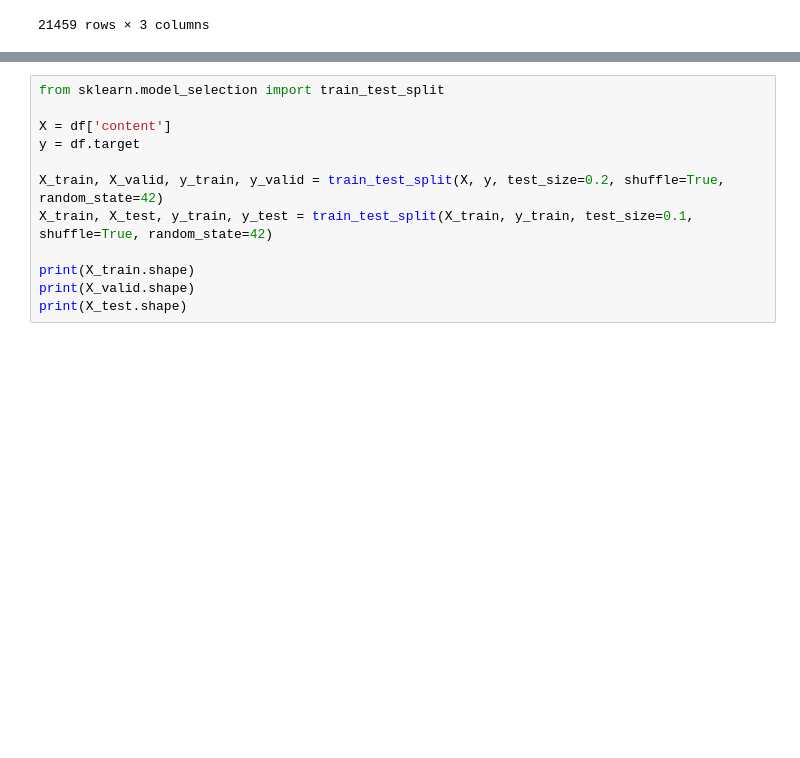
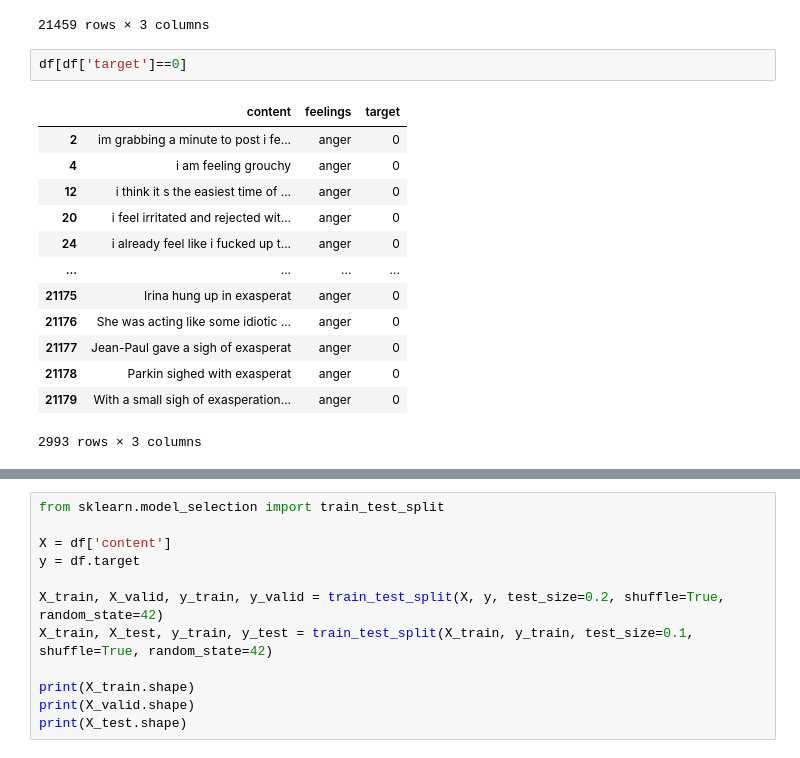
Before and after one commit to Flockyy/feelingz, a Jupyter notebook: flo/eda.ipynb, the cells around one changed output, grey strips where cells are left out. Drawn from its saved outputs; the diff is of its cells as text; blank space fills up the shorter version.

```diff
--- a/flo/eda.ipynb
+++ b/flo/eda.ipynb
@@ -141,3 +141,19 @@ df
 | 21457 | Kendall-Hume turned back to face ... | fear | 1 |
 | 21458 | I am dismayed , but not surpris | fear | 1 |
 21459 rows × 3 columns
+# %%
+df[df['target']==0]
+# %% [output]
+|  | content | feelings | target |
+| 2 | im grabbing a minute to post i fe... | anger | 0 |
+| 4 | i am feeling grouchy | anger | 0 |
+| 12 | i think it s the easiest time of ... | anger | 0 |
+| 20 | i feel irritated and rejected wit... | anger | 0 |
+| 24 | i already feel like i fucked up t... | anger | 0 |
+| ... | ... | ... | ... |
+| 21175 | Irina hung up in exasperat | anger | 0 |
+| 21176 | She was acting like some idiotic ... | anger | 0 |
+| 21177 | Jean-Paul gave a sigh of exasperat | anger | 0 |
+| 21178 | Parkin sighed with exasperat | anger | 0 |
+| 21179 | With a small sigh of exasperation... | anger | 0 |
+2993 rows × 3 columns
```
Also changed, not shown: parts of 2 cells of this notebook, 7 other files.
